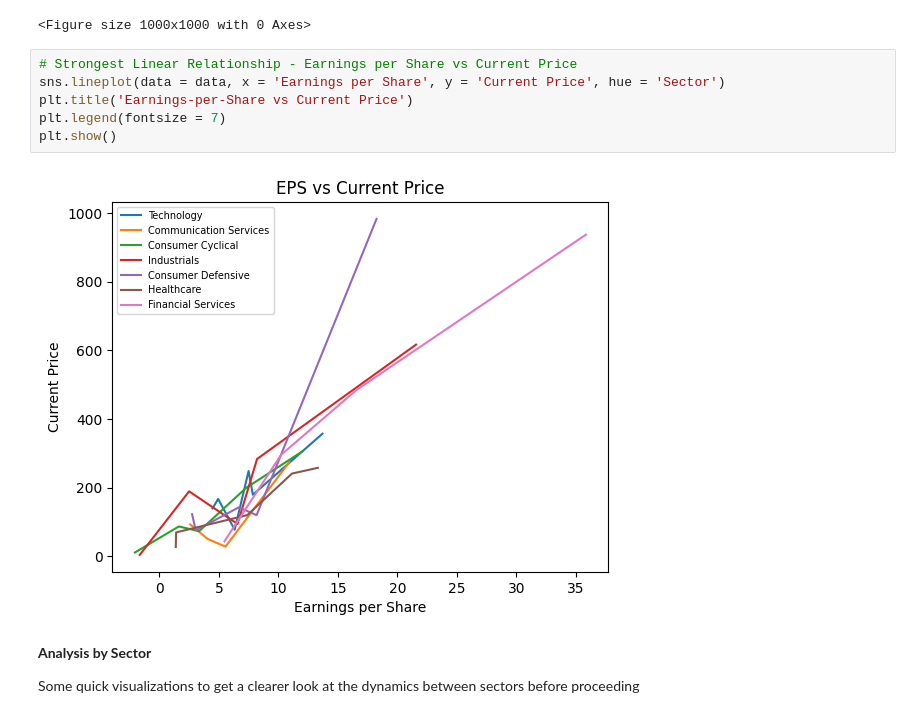
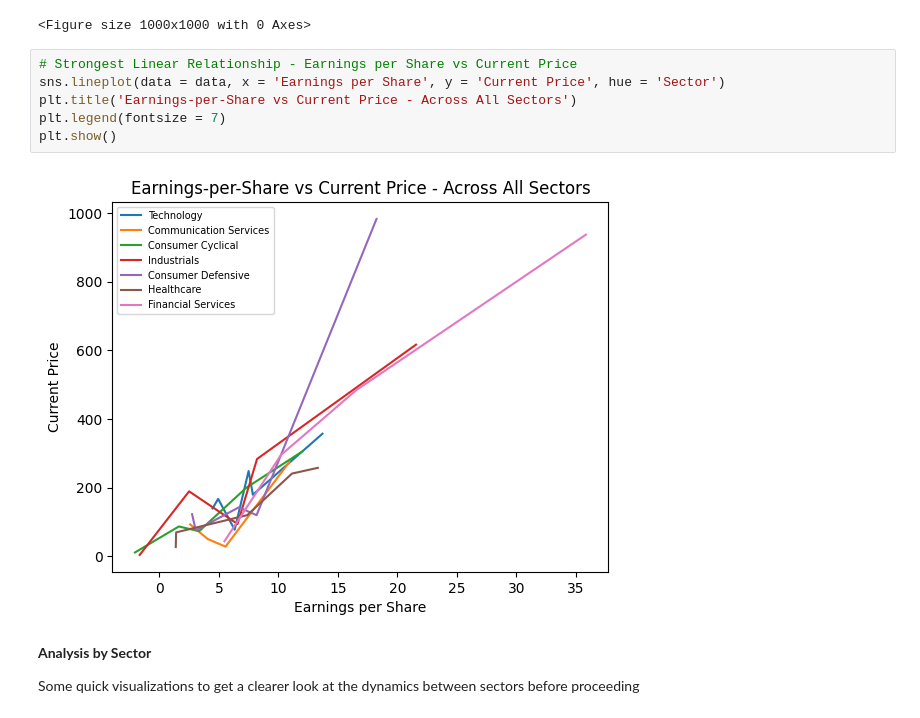
Before and after one commit to isabellaschen/Exploratory-Data-Analysis---Yahoo-Finance, a Jupyter notebook: Finance_EDA.ipynb, the cells around one changed output. Cells and saved outputs as stored; diff of their text form.

```diff
--- a/Finance_EDA.ipynb
+++ b/Finance_EDA.ipynb
@@ -156,11 +156,11 @@ See the caveats in the documentation: https://pandas.pydata.org/pandas-docs/stab
 # %%
 # Strongest Linear Relationship - Earnings per Share vs Current Price
 sns.lineplot(data = data, x = 'Earnings per Share', y = 'Current Price', hue = 'Sector')
-plt.title('Earnings-per-Share vs Current Price')
+plt.title('Earnings-per-Share vs Current Price - Across All Sectors')
 plt.legend(fontsize = 7)
 plt.show()
 # %% [output]
-[figure, old version]
+[figure, new version]
 # %% [markdown]
 **Analysis by Sector**
 
```
